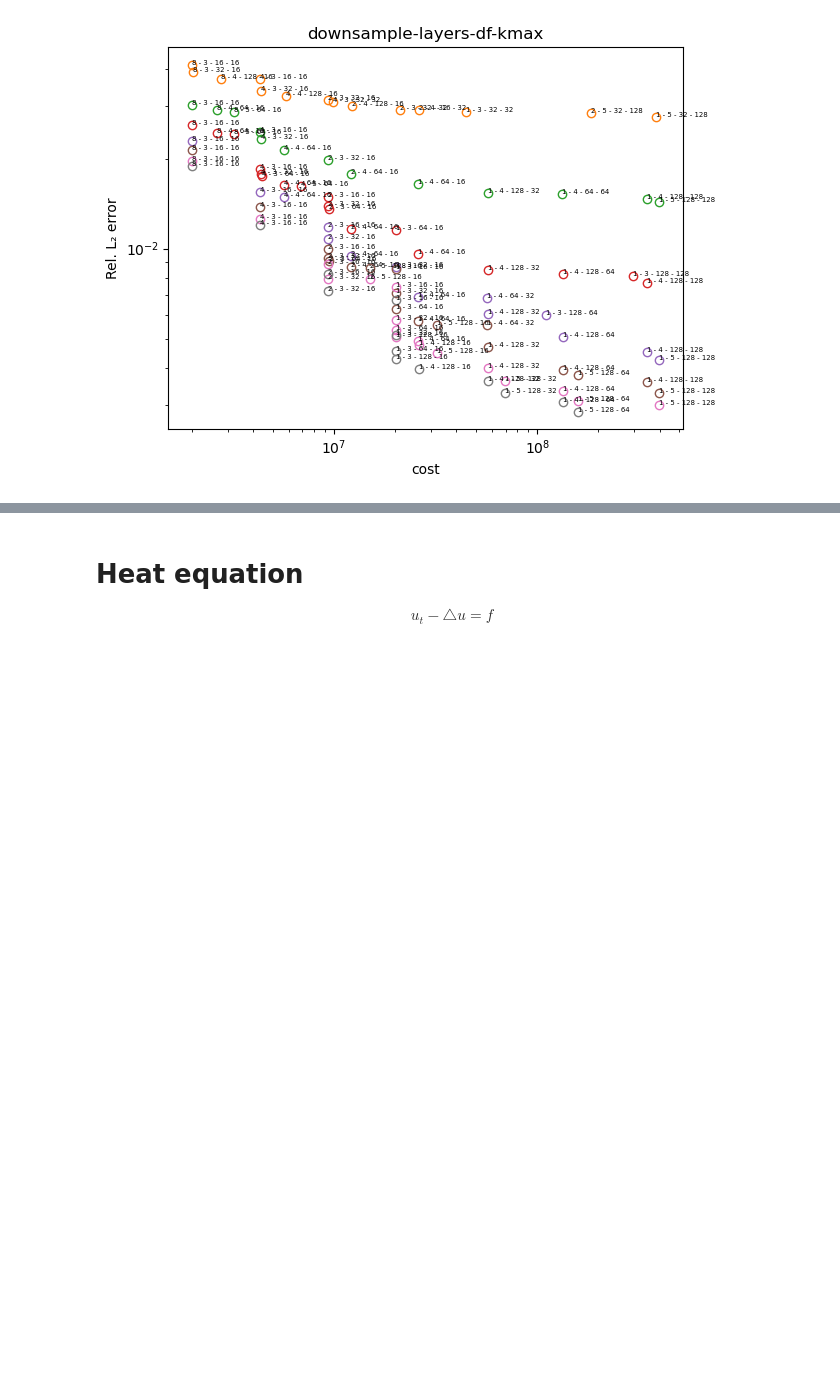
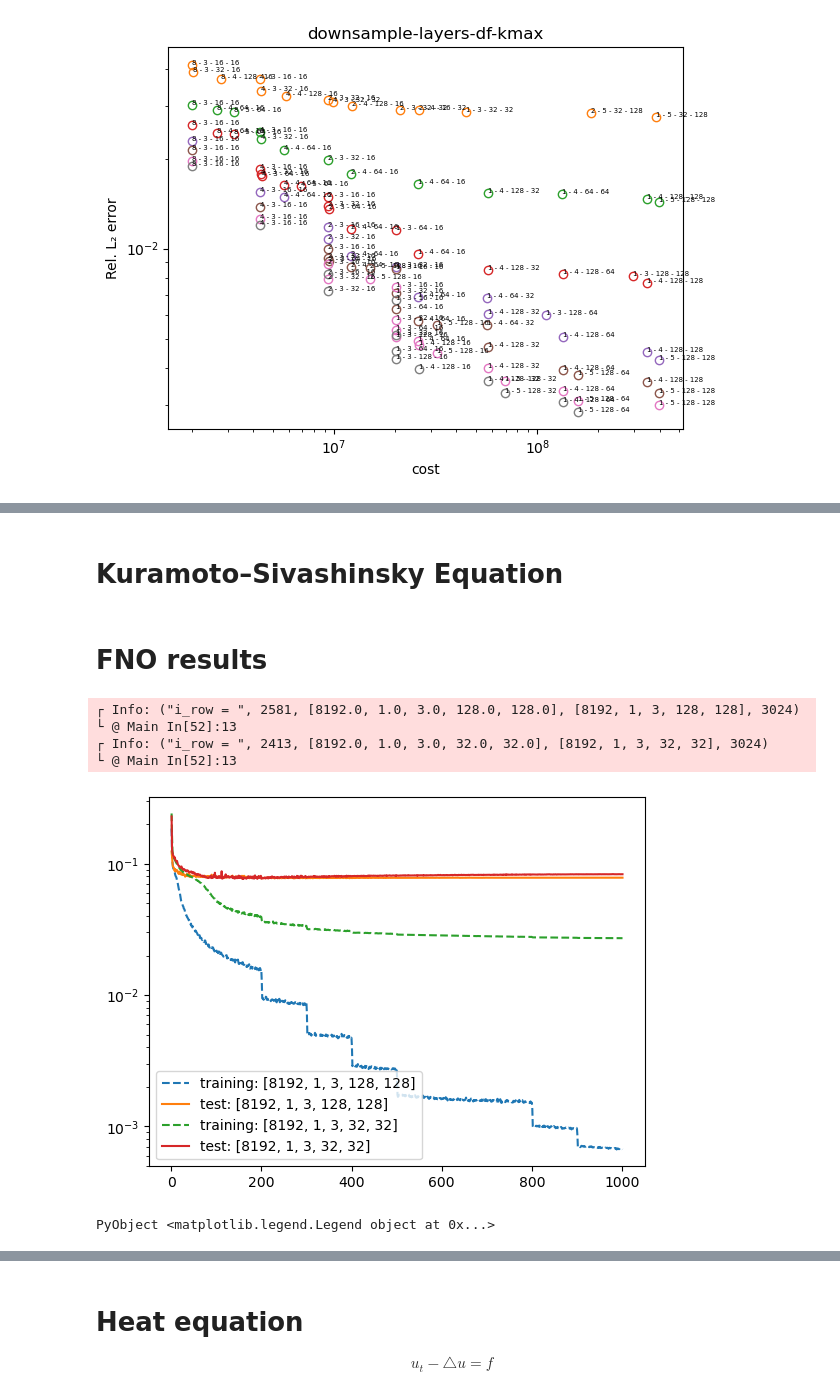
Before and after one commit to PKU-CMEGroup/NeuralOperator, a Jupyter notebook: eq1d/eq1d_na.ipynb, the cells around one changed output, grey strips where cells are left out. Cells and saved outputs as stored; diff of their text form; code cells hidden in the pictures; blank space fills up the shorter version.

Commit message:
update results and 3D 4D FNO

```diff
--- a/eq1d/eq1d_na.ipynb
+++ b/eq1d/eq1d_na.ipynb
@@ -399,0 +342,2 @@ PyObject <matplotlib.legend.Legend object at 0x...>
+# %% [markdown]
+# Kuramoto–Sivashinsky Equation
@@ -399,0 +353,50 @@ PyObject <matplotlib.legend.Legend object at 0x...>
+# %% [markdown]
+# FNO results
+# %%
+n_data_array = [256 512 1024 2048 4096 8192 16384]
+k_max_array = [4 8 16 32 64 128]
+d_f_array = [4 8 16 32 64 128]
+n_fno_layers_array = [3 4 5]
+downsample_ratio_array = [1 2 4 8]
+
+epochs = 1001
+n_train_repeat = 1
+
+data_analysis = zeros(length(n_data_array)*length(downsample_ratio_array)*length(n_fno_layers_array)*length(k_max_array)*length(d_f_array), 5+(3*epochs+1)*n_train_repeat)
+i_data_analysis = 0
+
+for n_data in n_data_array
+    for k_max in k_max_array
+        for d_f in d_f_array
+            for n_fno_layers in n_fno_layers_array
+                for downsample_ratio in downsample_ratio_array
+                    setup_info="n_data_"*string(n_data)*"_k_max_"*string(k_max)*"_downsample_ratio_"*string(downsample_ratio)*"_n_fno_layers_"*string(n_fno_layers)*"_d_f_"*string(d_f)
+                    file_name = prefix*"data/KS_analysis_"*setup_info*".npy"
+                    i_data_analysis += 1
+                    if isfile(file_name)
+
+                        data_analysis[i_data_analysis, :] = npzread(file_name)
+                    else
+                        @info file_name, " does not exist!"
+                    end
+
+                end
+            end
+        end
+    end
+end
+data_analysis = data_analysis[1:i_data_analysis, :]
+npzwrite("KS_data_analysis.npy", data_analysis)
+
+#data_analysis[i_data_analysis,5+i_train_repeat*(3*epochs+1):5+(i_train_repeat+1)*(3*epochs+1)]
+# = np.hstack((train_rel_l2_losses, test_rel_l2_losses, test_l2_losses, cost))
+# %%
+plot_loss(data_analysis, 8192, 1, 3, 128, 128, epochs)
+plot_loss(data_analysis, 8192, 1, 3, 32, 32, epochs)
+# %% [output]
+┌ Info: ("i_row = ", 2581, [8192.0, 1.0, 3.0, 128.0, 128.0], [8192, 1, 3, 128, 128], 3024)
+└ @ Main In[52]:13
+┌ Info: ("i_row = ", 2413, [8192.0, 1.0, 3.0, 32.0, 32.0], [8192, 1, 3, 32, 32], 3024)
+└ @ Main In[52]:13
+[figure, added]
+PyObject <matplotlib.legend.Legend object at 0x...>
```
Also changed, not shown: parts of 24 cells of this notebook, 21 other files.
